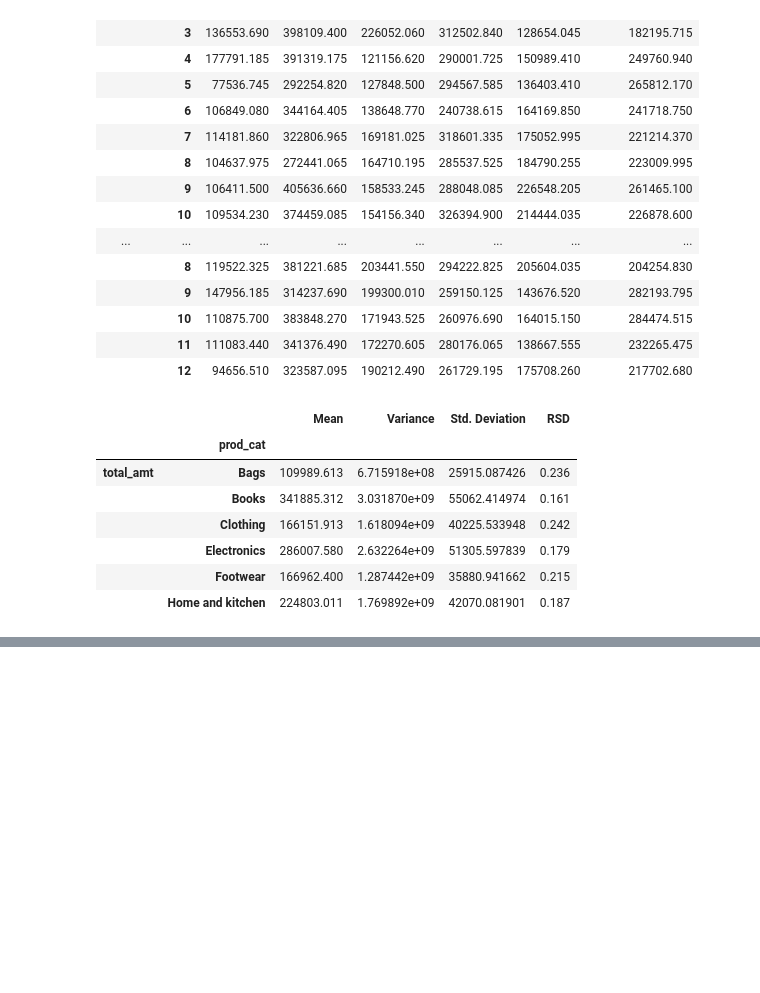
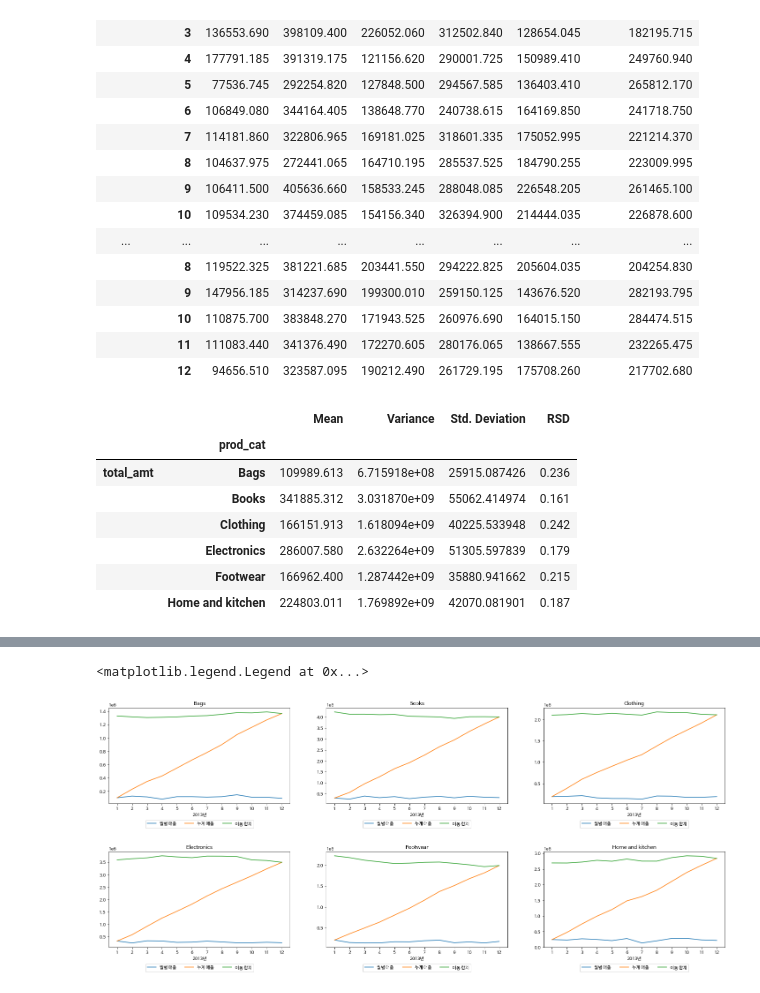
Before and after one commit to sunnyl94/Data-Analysis-Folder, a Jupyter notebook: Retail_Case_Study.ipynb, the cells around one changed output, grey strips where cells are left out. Cells and saved outputs as stored; diff of their text form; code cells hidden in the pictures; blank space fills up the shorter version.

Commit message:
added z chart

```diff
--- a/Retail_Case_Study.ipynb
+++ b/Retail_Case_Study.ipynb
@@ -617,0 +769,9 @@ display(stats_df)
+# %%
+# 2013년 월별 매출
+sales_2013 = sales_by_month.loc[2013]
+
+# 2013년 누계 매출
+cum_sales = sales_2013.cumsum()
+
+# 2013년 이동 합계
+moving_sum = sales_by_month.rolling(window=12).sum().loc[2013]
@@ -617,0 +794,11 @@ display(stats_df)
+# %%
+# 카테고리별 월별 매출, 누계 매출, 이동 합계를 한 테이블에 합치기
+combined_df = pd.DataFrame()
+col_names = []
+for col in moving_sum.columns:
+    new_cols = pd.MultiIndex.from_product([[col[1]], ['월별 매출','누계 매출', '이동 합계']])
+    new_df = pd.concat([sales_2013[col], cum_sales[col], moving_sum[col]], axis=1)
+    new_df.columns = pd.MultiIndex.from_tuples(new_cols)
+    combined_df = pd.concat([combined_df, new_df], axis=1)
+
+display(combined_df)
@@ -617,0 +821,54 @@ display(stats_df)
+# %%
+fig, axes = plt.subplots(nrows=2, ncols=3, figsize=(25, 10))
+plt.subplots_adjust(wspace=0.2, hspace=0.5)
+
+axes[0, 0].plot(combined_df.index, combined_df[('Bags', '월별 매출')], label='월별 매출')
+axes[0, 0].plot(combined_df.index, combined_df[('Bags', '누계 매출')], label='누계 매출')
+axes[0, 0].plot(combined_df.index, combined_df[('Bags', '이동 합계')], label='이동 합계')
+axes[0, 0].set_title("Bags")
+axes[0, 0].set_xticks(range(1,13,1))
+axes[0, 0].set_xlabel('2013년')
+axes[0, 0].legend(loc='upper center', bbox_to_anchor=(0.5, -0.15), ncol=3)
+
+axes[0, 1].plot(combined_df.index, combined_df[('Books', '월별 매출')], label='월별 매출')
+axes[0, 1].plot(combined_df.index, combined_df[('Books', '누계 매출')], label='누계 매출')
+axes[0, 1].plot(combined_df.index, combined_df[('Books', '이동 합계')], label='이동 합계')
+axes[0, 1].set_title("Books")
+axes[0, 1].set_xticks(range(1,13,1))
+axes[0, 1].set_xlabel('2013년')
+axes[0, 1].legend(loc='upper center', bbox_to_anchor=(0.5, -0.15), ncol=3)
+
+axes[0, 2].plot(combined_df.index, combined_df[('Clothing', '월별 매출')], label='월별 매출')
+axes[0, 2].plot(combined_df.index, combined_df[('Clothing', '누계 매출')], label='누계 매출')
+axes[0, 2].plot(combined_df.index, combined_df[('Clothing', '이동 합계')], label='이동 합계')
+axes[0, 2].set_title("Clothing")
+axes[0, 2].set_xticks(range(1,13,1))
+axes[0, 2].set_xlabel('2013년')
+axes[0, 2].legend(loc='upper center', bbox_to_anchor=(0.5, -0.15), ncol=3)
+
+axes[1, 0].plot(combined_df.index, combined_df[('Electronics', '월별 매출')], label='월별 매출')
+axes[1, 0].plot(combined_df.index, combined_df[('Electronics', '누계 매출')], label='누계 매출')
+axes[1, 0].plot(combined_df.index, combined_df[('Electronics', '이동 합계')], label='이동 합계')
+axes[1, 0].set_title("Electronics")
+axes[1, 0].set_xticks(range(1,13,1))
+axes[1, 0].set_xlabel('2013년')
+axes[1, 0].legend(loc='upper center', bbox_to_anchor=(0.5, -0.15), ncol=3)
+
+axes[1, 1].plot(combined_df.index, combined_df[('Footwear', '월별 매출')], label='월별 매출')
+axes[1, 1].plot(combined_df.index, combined_df[('Footwear', '누계 매출')], label='누계 매출')
+axes[1, 1].plot(combined_df.index, combined_df[('Footwear', '이동 합계')], label='이동 합계')
+axes[1, 1].set_title("Footwear")
+axes[1, 1].set_xticks(range(1,13,1))
+axes[1, 1].set_xlabel('2013년')
+axes[1, 1].legend(loc='upper center', bbox_to_anchor=(0.5, -0.15), ncol=3)
+
+axes[1, 2].plot(combined_df.index, combined_df[('Home and kitchen', '월별 매출')], label='월별 매출')
+axes[1, 2].plot(combined_df.index, combined_df[('Home and kitchen', '누계 매출')], label='누계 매출')
+axes[1, 2].plot(combined_df.index, combined_df[('Home and kitchen', '이동 합계')], label='이동 합계')
+axes[1, 2].set_title("Home and kitchen")
+axes[1, 2].set_xticks(range(1,13,1))
+axes[1, 2].set_xlabel('2013년')
+axes[1, 2].legend(loc='upper center', bbox_to_anchor=(0.5, -0.15), ncol=3)
+# %% [output]
+<matplotlib.legend.Legend at 0x...>
+[figure, added]
```
Also changed, not shown: parts of 26 cells of this notebook.
